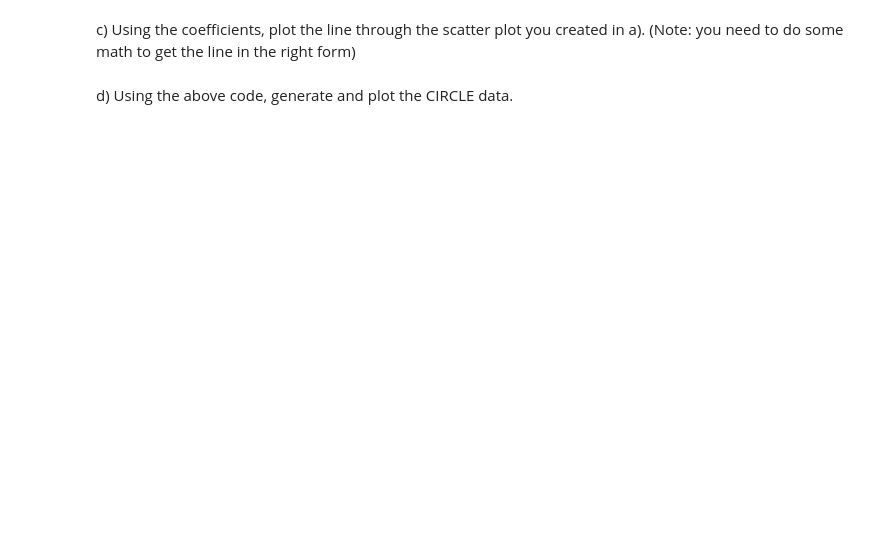
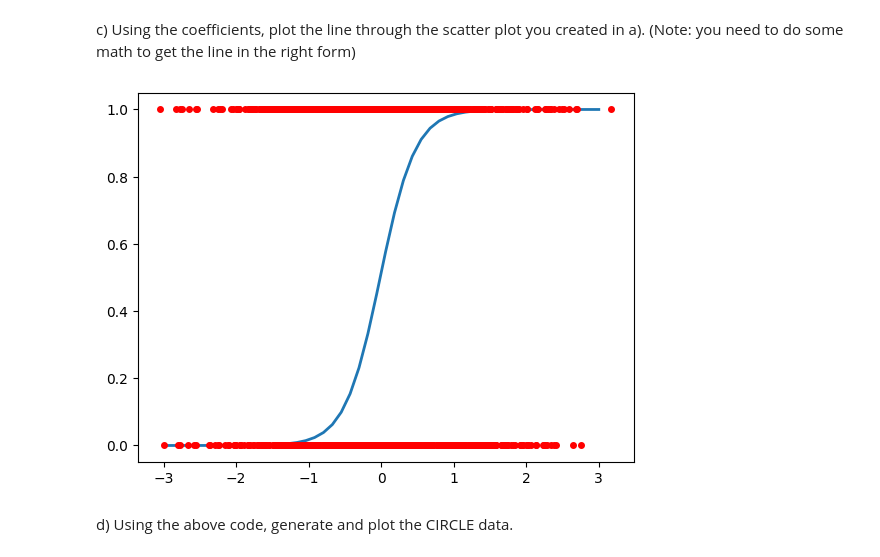
Before and after one commit to diavillalpando/CS506_Worksheets, a Jupyter notebook: worksheet_21.ipynb, the cells around one changed output. Saved outputs shown, nothing was run; the diff lists cells and outputs as text; code cells hidden in the pictures; blank space fills up the shorter version.

```diff
--- a/worksheet_21.ipynb
+++ b/worksheet_21.ipynb
@@ -54,4 +66,16 @@ model.intercept_
 # %% [markdown]
 c) Using the coefficients, plot the line through the scatter plot you created in a). (Note: you need to do some math to get the line in the right form)
+# %%
+import math
+X,Y = generate_line_data()
+
+x_plot = np.linspace(-3,3)
+y_est = 1/ (1+ math.e**(-(model.intercept_[0] + model.coef_[0][0] * x_plot)))
+plt.plot(x_plot, y_est, lw=2)
+plt.plot(X,Y,'ro',markersize=4)
+
+plt.show()
+# %% [output]
+[figure, added]
 # %% [markdown]
 d) Using the above code, generate and plot the CIRCLE data.
```
Also changed, not shown: parts of 8 cells of this notebook.
